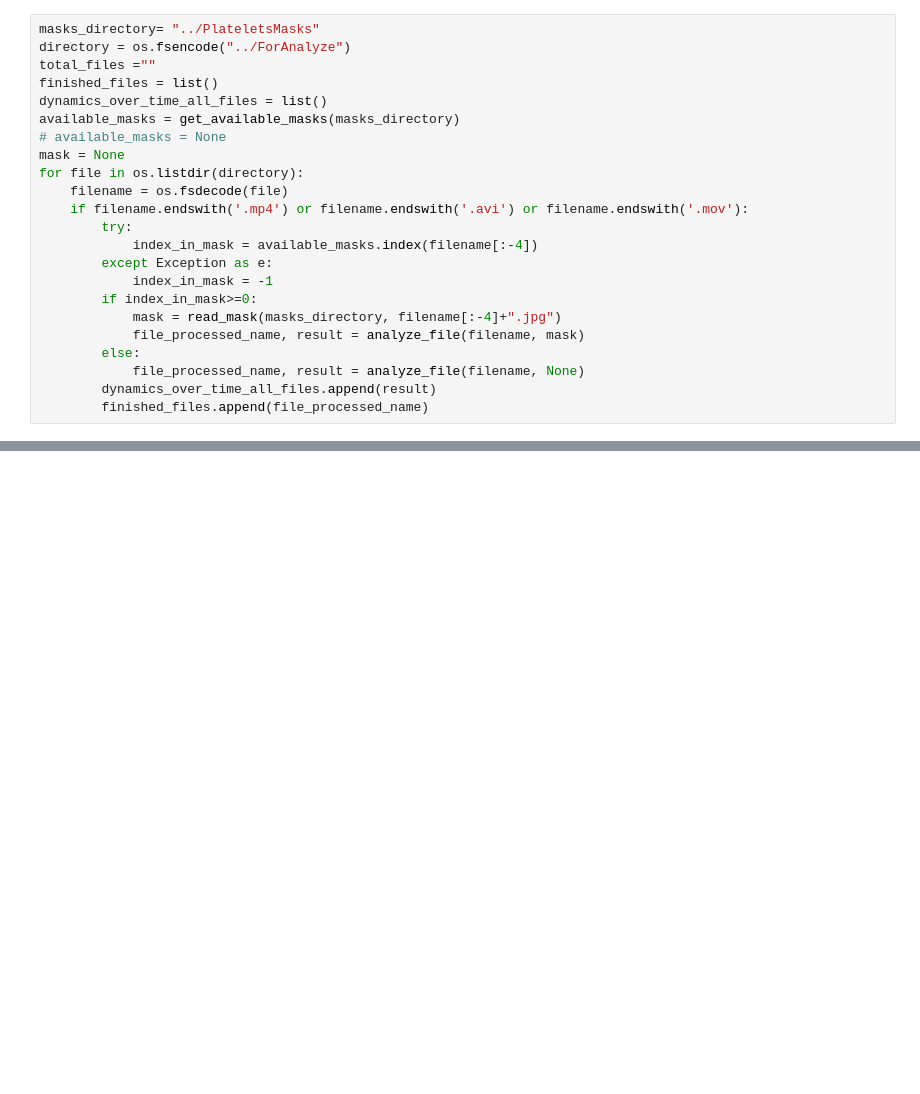
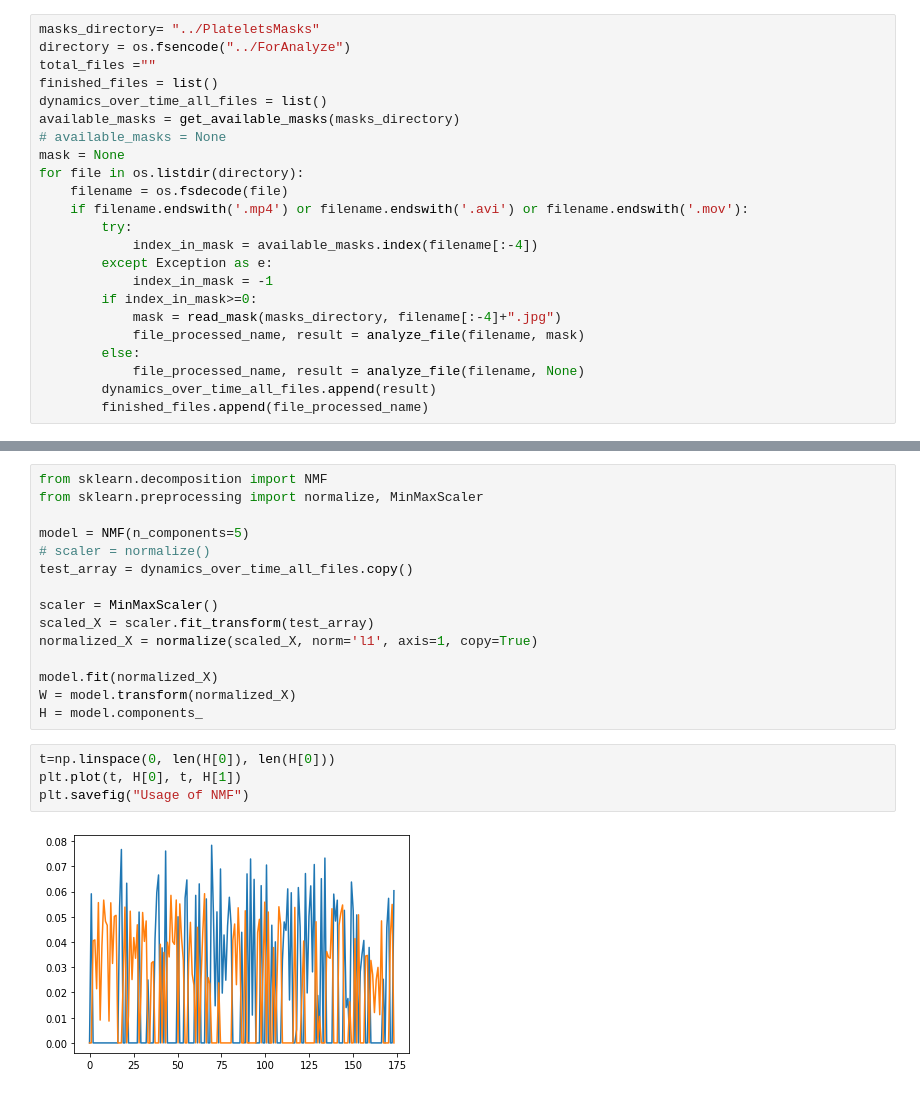
Before and after one commit to Yishaiaz/Platelets, a Jupyter notebook: DataExploration_JupyterNotebooks/IntensityOverTimeMultiFilesComparator.ipynb, the cells around one changed output, grey strips where cells are left out. Cells and saved outputs as stored; diff of their text form; blank space fills up the shorter version.

```diff
--- a/DataExploration_JupyterNotebooks/IntensityOverTimeMultiFilesComparator.ipynb
+++ b/DataExploration_JupyterNotebooks/IntensityOverTimeMultiFilesComparator.ipynb
@@ -259,0 +254,21 @@ TypeError: 'data' must be pandas DataFrame object, not: <class 'list'>
+# %%
+from sklearn.decomposition import NMF
+from sklearn.preprocessing import normalize, MinMaxScaler
+
+model = NMF(n_components=5)
+# scaler = normalize()
+test_array = dynamics_over_time_all_files.copy()
+
+scaler = MinMaxScaler()
+scaled_X = scaler.fit_transform(test_array)
+normalized_X = normalize(scaled_X, norm='l1', axis=1, copy=True)
+
+model.fit(normalized_X)
+W = model.transform(normalized_X)
+H = model.components_
+# %%
+t=np.linspace(0, len(H[0]), len(H[0]))
+plt.plot(t, H[0], t, H[1])
+plt.savefig("Usage of NMF")
+# %% [output]
+[figure, added]
```
Also changed, not shown: parts of 4 cells of this notebook.
